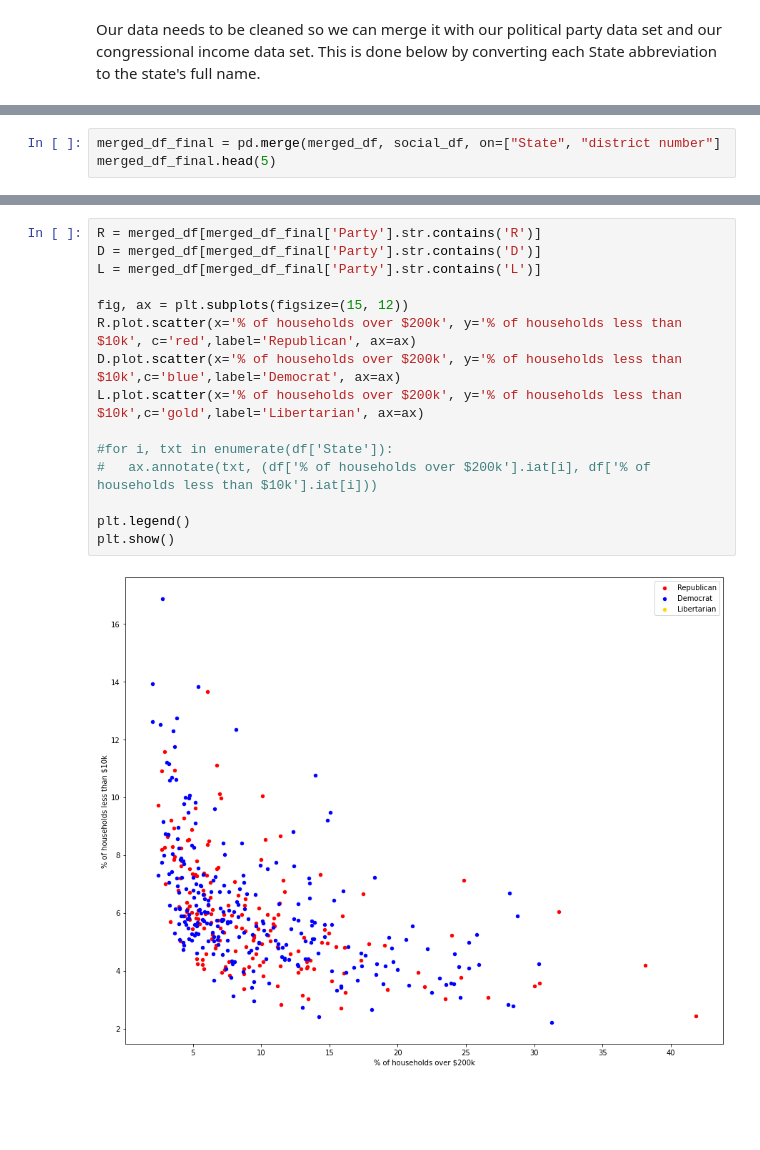
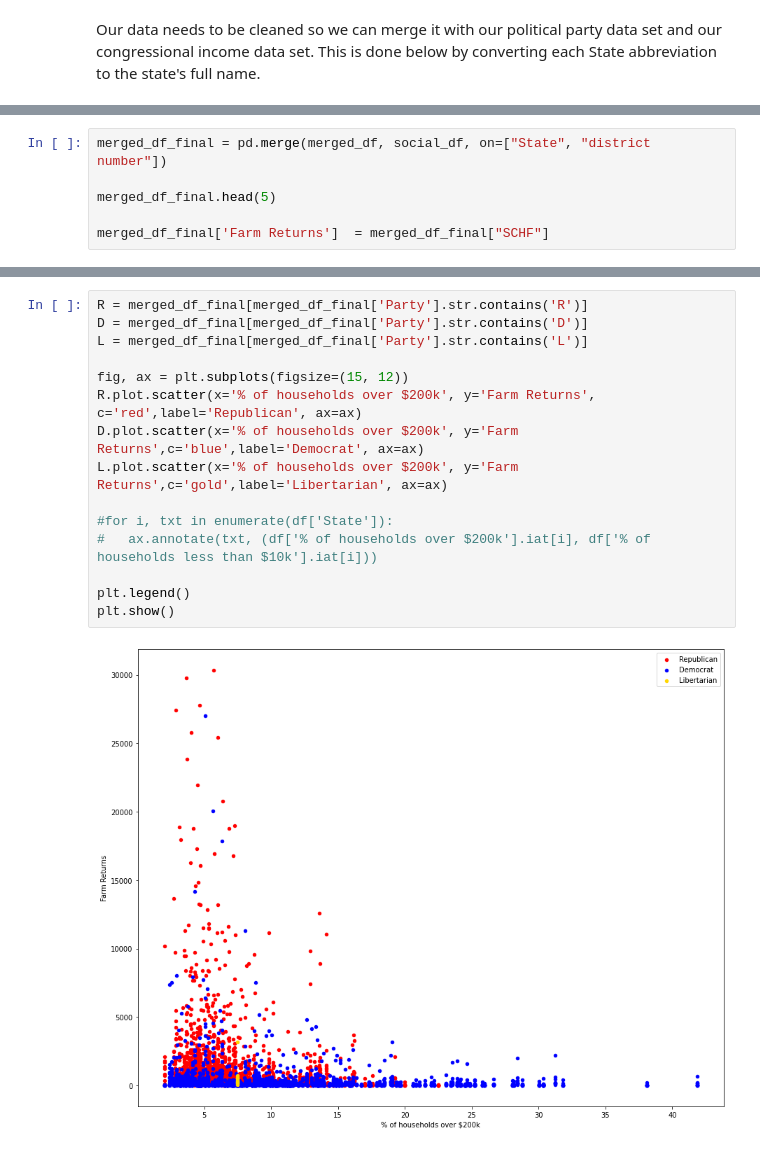
Before and after one commit to glarmour/Congresional-Analytics, a Jupyter notebook: GSB_521_Project_Build.ipynb, the cells around one changed output, grey strips where cells are left out. Cells and saved outputs as stored; diff of their text form; blank space fills up the shorter version.

```diff
--- a/GSB_521_Project_Build.ipynb
+++ b/GSB_521_Project_Build.ipynb
@@ -78,5 +78,8 @@ social_df.head(5)
 | 4 | 1 | AL | 0 | 3 | 483010.0 | 282690.0 | 59640.0 | 131520.0 | 451300.0 | 11900.0 | ... |
 5 rows × 167 columns
 # %%
-merged_df_final = pd.merge(merged_df, social_df, on=["State", "district number"]
+merged_df_final = pd.merge(merged_df, social_df, on=["State", "district number"])
+
 merged_df_final.head(5)
+
+merged_df_final['Farm Returns']  = merged_df_final["SCHF"]
@@ -91,17 +86,17 @@ merged_df_final.head(5)
 # %%
-R = merged_df[merged_df_final['Party'].str.contains('R')]
-D = merged_df[merged_df_final['Party'].str.contains('D')]
-L = merged_df[merged_df_final['Party'].str.contains('L')]
+R = merged_df_final[merged_df_final['Party'].str.contains('R')]
+D = merged_df_final[merged_df_final['Party'].str.contains('D')]
+L = merged_df_final[merged_df_final['Party'].str.contains('L')]
 
 fig, ax = plt.subplots(figsize=(15, 12))
-R.plot.scatter(x='% of households over $200k', y='% of households less than $10k', c='red',label='Republican', ax=ax)
-D.plot.scatter(x='% of households over $200k', y='% of households less than $10k',c='blue',label='Democrat', ax=ax)
-L.plot.scatter(x='% of households over $200k', y='% of households less than $10k',c='gold',label='Libertarian', ax=ax)
+R.plot.scatter(x='% of households over $200k', y='Farm Returns', c='red',label='Republican', ax=ax)
+D.plot.scatter(x='% of households over $200k', y='Farm Returns',c='blue',label='Democrat', ax=ax)
+L.plot.scatter(x='% of households over $200k', y='Farm Returns',c='gold',label='Libertarian', ax=ax)
 
 #for i, txt in enumerate(df['State']):
 #   ax.annotate(txt, (df['% of households over $200k'].iat[i], df['% of households less than $10k'].iat[i]))
 
 plt.legend()
 plt.show()
 # %% [output]
-[figure, old version]
+[figure, new version]
```
Also changed, not shown: parts of 3 cells of this notebook.
